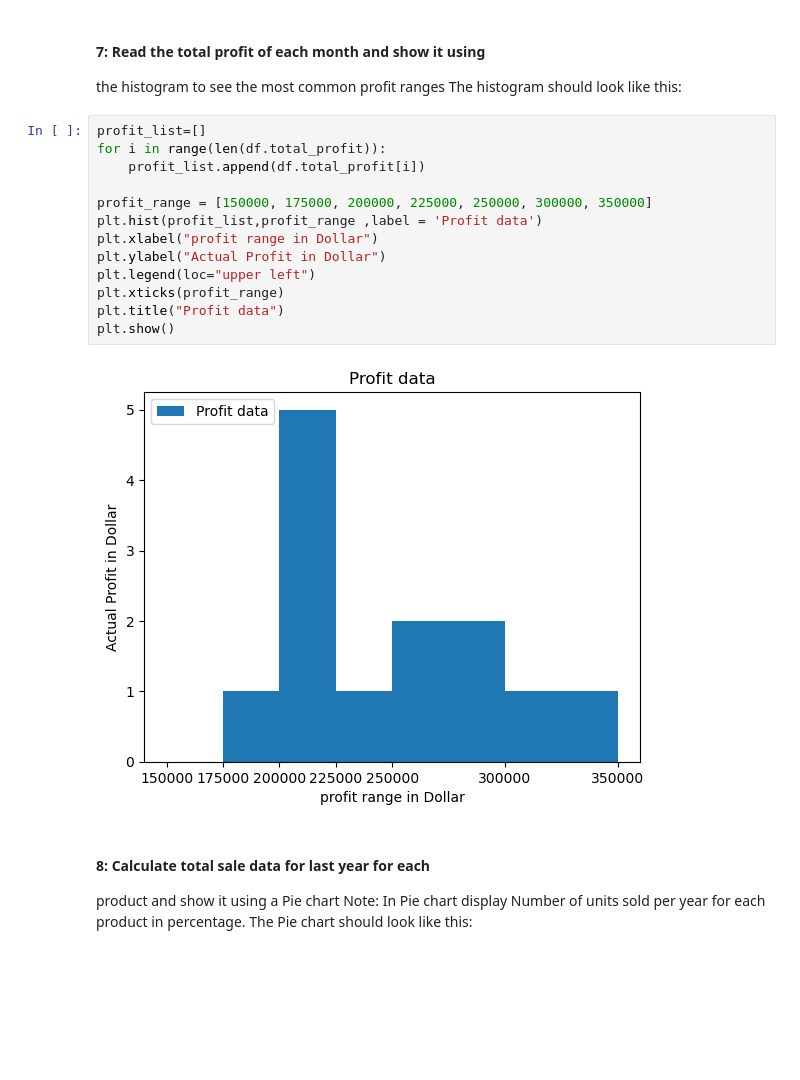
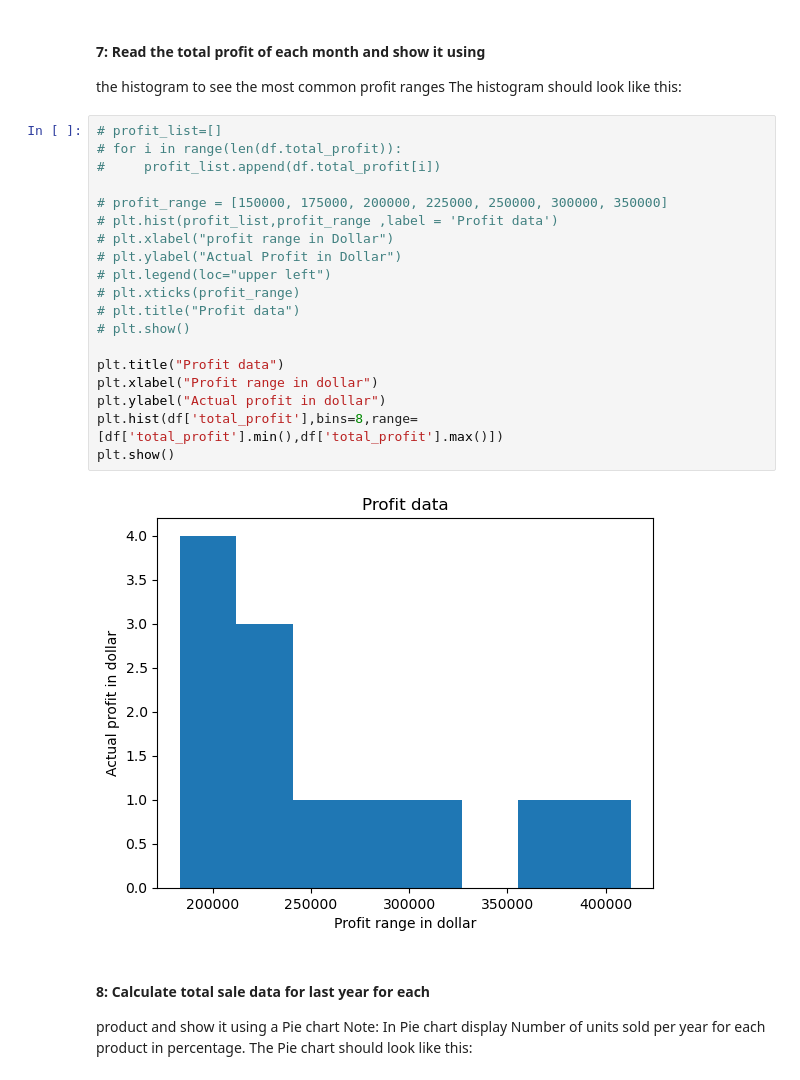
Before and after one commit to Kushagrarajsinghavisoft/Daily-works, a Jupyter notebook: February/13-02-2024/13-02-2024.ipynb, the cells around one changed output. Saved outputs shown, nothing was run; the diff lists cells and outputs as text; blank space fills up the shorter version.

```diff
--- a/February/13-02-2024/13-02-2024.ipynb
+++ b/February/13-02-2024/13-02-2024.ipynb
@@ -130,20 +130,26 @@ plt.show()
 the histogram to see the most common profit ranges
 The histogram should look like this:
 # %%
-profit_list=[]
-for i in range(len(df.total_profit)):
-    profit_list.append(df.total_profit[i])
+# profit_list=[]
+# for i in range(len(df.total_profit)):
+#     profit_list.append(df.total_profit[i])
 
-profit_range = [150000, 175000, 200000, 225000, 250000, 300000, 350000]
-plt.hist(profit_list,profit_range ,label = 'Profit data')
-plt.xlabel("profit range in Dollar")
-plt.ylabel("Actual Profit in Dollar")
-plt.legend(loc="upper left")
-plt.xticks(profit_range)
+# profit_range = [150000, 175000, 200000, 225000, 250000, 300000, 350000]
+# plt.hist(profit_list,profit_range ,label = 'Profit data')
+# plt.xlabel("profit range in Dollar")
+# plt.ylabel("Actual Profit in Dollar")
+# plt.legend(loc="upper left")
+# plt.xticks(profit_range)
+# plt.title("Profit data")
+# plt.show()
+
 plt.title("Profit data")
+plt.xlabel("Profit range in dollar")
+plt.ylabel("Actual profit in dollar")
+plt.hist(df['total_profit'],bins=8,range=[df['total_profit'].min(),df['total_profit'].max()])
 plt.show()
 # %% [output]
-[figure, old version]
+[figure, new version]
 # %% [markdown]
 #### 8: Calculate total sale data for last year for each
 product and show it using a Pie chart
```
Also changed, not shown: parts of 1 cell of this notebook.
